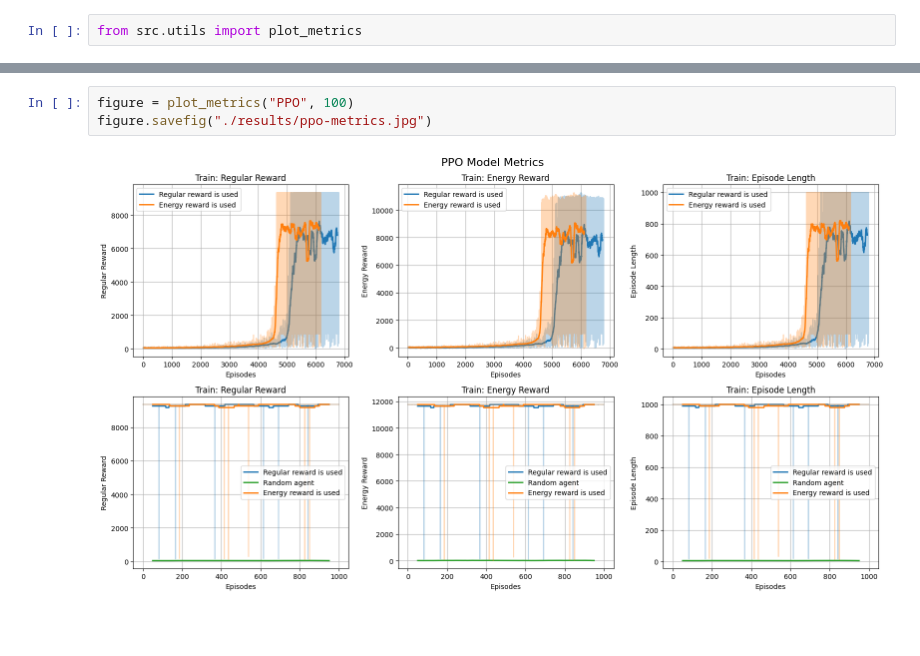
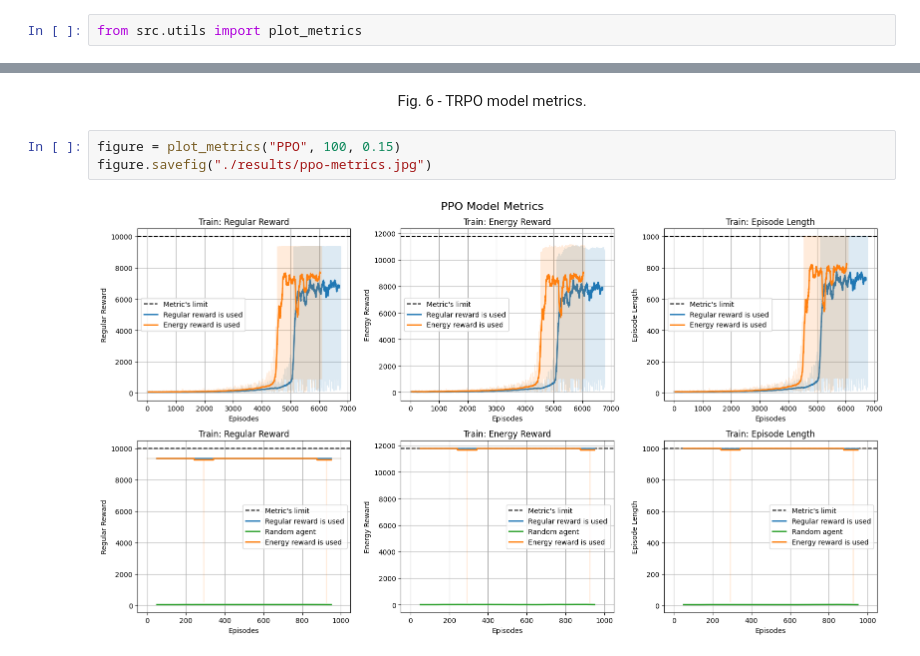
Before and after one commit to Makkarik/energy-based-pendulum, a Jupyter notebook: Entrypoint.ipynb, the cells around one changed output, grey strips where cells are left out. Saved outputs shown, nothing was run; the diff lists cells and outputs as text; blank space fills up the shorter version.

```diff
--- a/Entrypoint.ipynb
+++ b/Entrypoint.ipynb
@@ -929,5 +935,7 @@ from src.utils import plot_metrics
+# %% [markdown]
+<p align="center">Fig. 6 - TRPO model metrics.</p>
 # %%
-figure = plot_metrics("PPO", 100)
+figure = plot_metrics("PPO", 100, 0.15)
 figure.savefig("./results/ppo-metrics.jpg")
 # %% [output]
-[figure, old version]
+[figure, new version]
```
Also changed, not shown: parts of 14 cells of this notebook, 22 other files.
